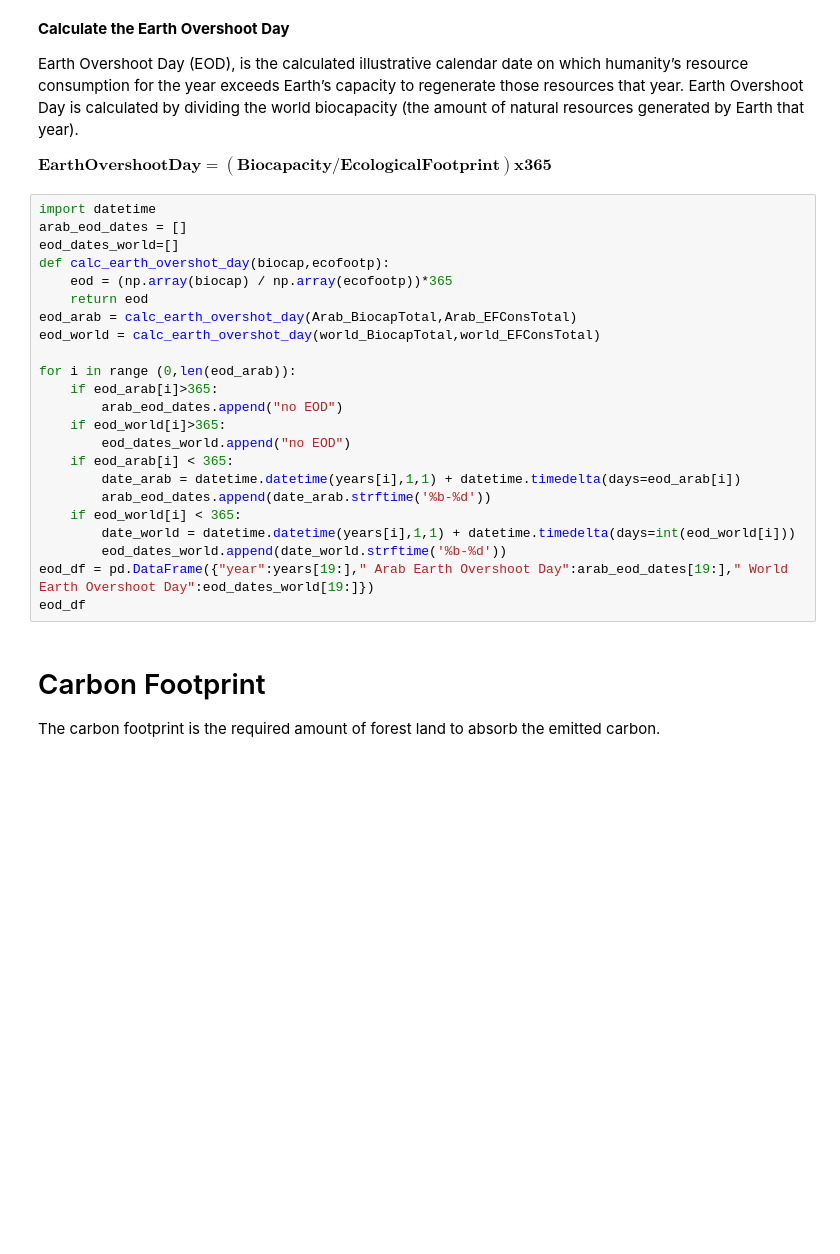
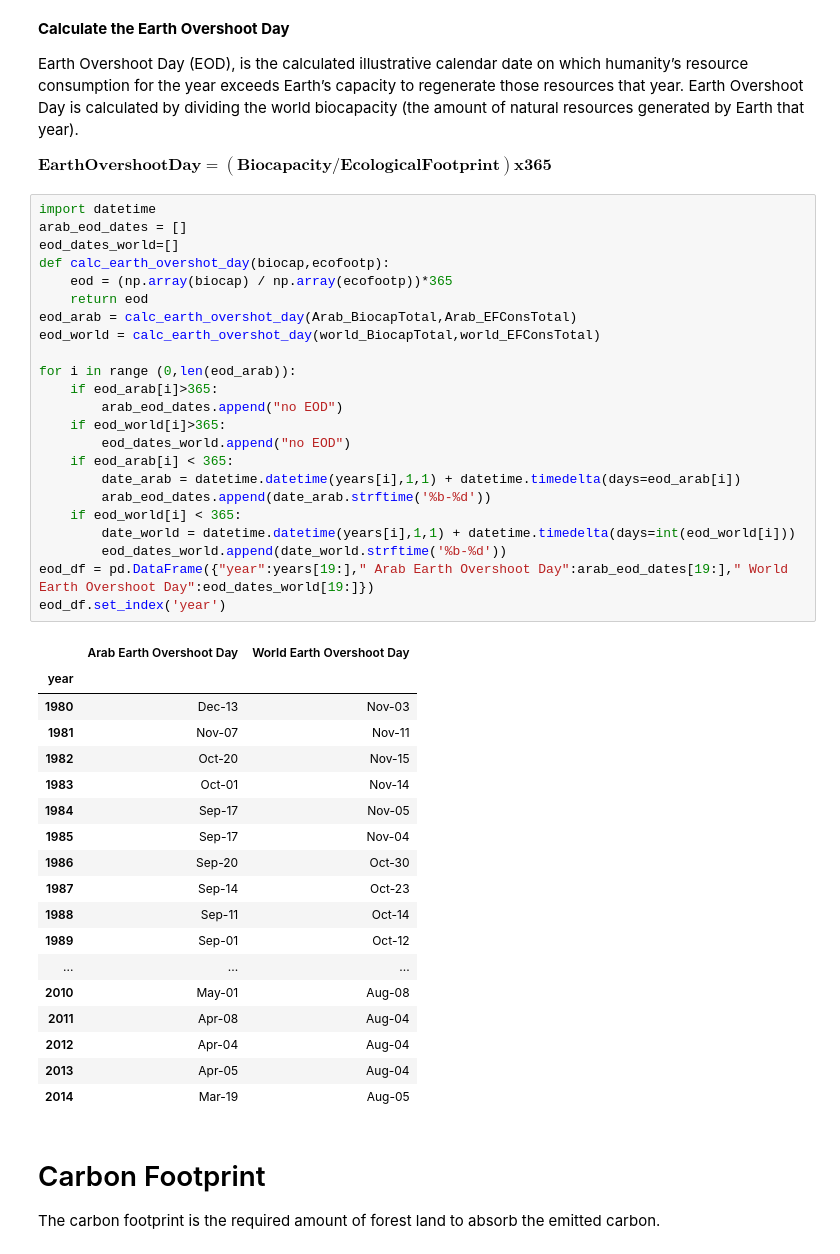
Before and after one commit to maidaly/Data-Analysis, a Jupyter notebook: Arab Countries Ecological Footprint Analysis/Arab_Countries_Ecological_Footprint_Analysis.ipynb, the cells around one changed output. Cells and saved outputs as stored; diff of their text form; blank space fills up the shorter version.

```diff
--- a/Arab Countries Ecological Footprint Analysis/Arab_Countries_Ecological_Footprint_Analysis.ipynb
+++ b/Arab Countries Ecological Footprint Analysis/Arab_Countries_Ecological_Footprint_Analysis.ipynb
@@ -600,26 +746,45 @@ $\mathbf {Earth Overshoot Day = (  Biocapacity  /   Ecological Footprint ) x 365
 # %%
 import datetime
 arab_eod_dates = []
 eod_dates_world=[]
 def calc_earth_overshot_day(biocap,ecofootp):
     eod = (np.array(biocap) / np.array(ecofootp))*365
     return eod
 eod_arab = calc_earth_overshot_day(Arab_BiocapTotal,Arab_EFConsTotal)
 eod_world = calc_earth_overshot_day(world_BiocapTotal,world_EFConsTotal)
 
 for i in range (0,len(eod_arab)):
     if eod_arab[i]>365:
         arab_eod_dates.append("no EOD")
     if eod_world[i]>365:
         eod_dates_world.append("no EOD")
     if eod_arab[i] < 365:
         date_arab = datetime.datetime(years[i],1,1) + datetime.timedelta(days=eod_arab[i])
         arab_eod_dates.append(date_arab.strftime('%b-%d'))
     if eod_world[i] < 365:
         date_world = datetime.datetime(years[i],1,1) + datetime.timedelta(days=int(eod_world[i]))
         eod_dates_world.append(date_world.strftime('%b-%d'))
 eod_df = pd.DataFrame({"year":years[19:]," Arab Earth Overshoot Day":arab_eod_dates[19:]," World Earth Overshoot Day":eod_dates_world[19:]})
-eod_df
+eod_df.set_index('year')
+# %% [output]
+|  | Arab Earth Overshoot Day | World Earth Overshoot Day |
+| year |  |  |
+| 1980 | Dec-13 | Nov-03 |
+| 1981 | Nov-07 | Nov-11 |
+| 1982 | Oct-20 | Nov-15 |
+| 1983 | Oct-01 | Nov-14 |
+| 1984 | Sep-17 | Nov-05 |
+| 1985 | Sep-17 | Nov-04 |
+| 1986 | Sep-20 | Oct-30 |
+| 1987 | Sep-14 | Oct-23 |
+| 1988 | Sep-11 | Oct-14 |
+| 1989 | Sep-01 | Oct-12 |
+| ... | ... | ... |
+| 2010 | May-01 | Aug-08 |
+| 2011 | Apr-08 | Aug-04 |
+| 2012 | Apr-04 | Aug-04 |
+| 2013 | Apr-05 | Aug-04 |
+| 2014 | Mar-19 | Aug-05 |
 # %% [markdown]
 # Carbon Footprint
 
```
Also changed, not shown: parts of 34 cells of this notebook, 1 other file.
